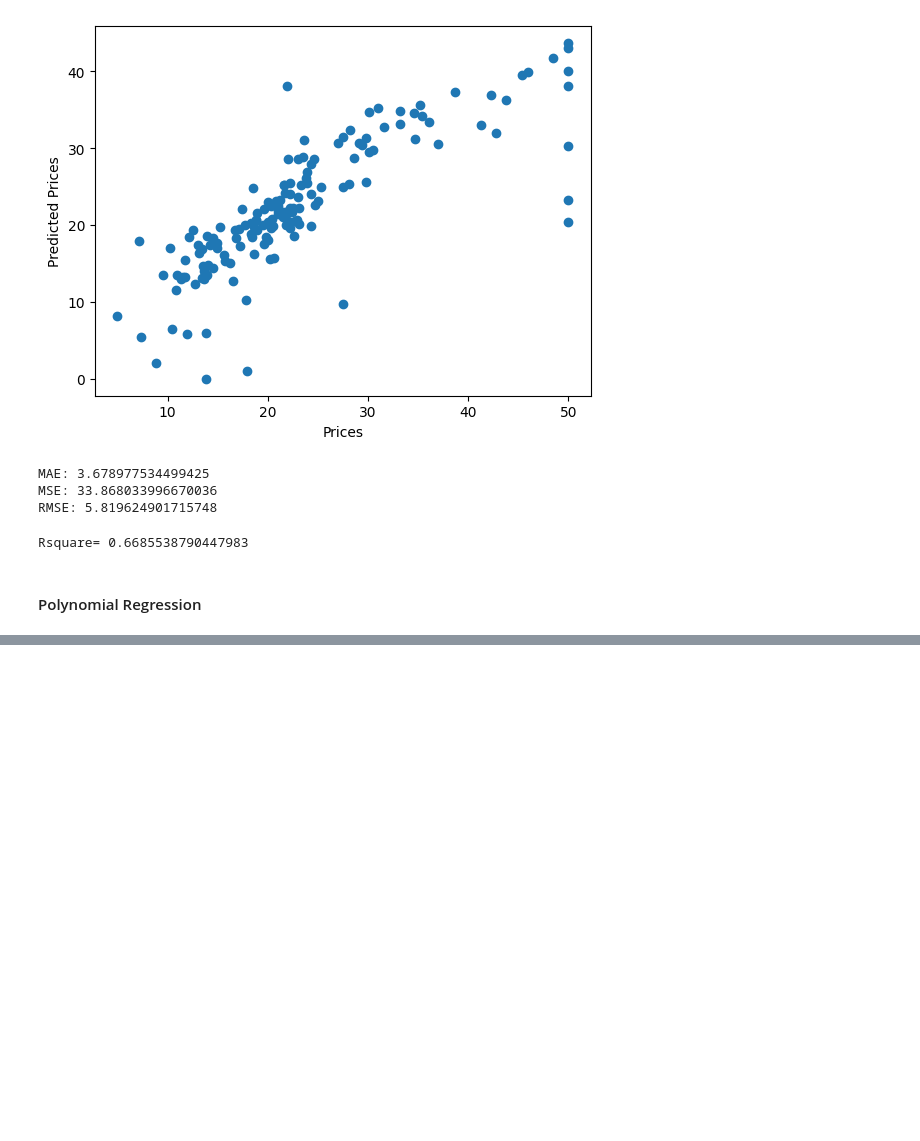
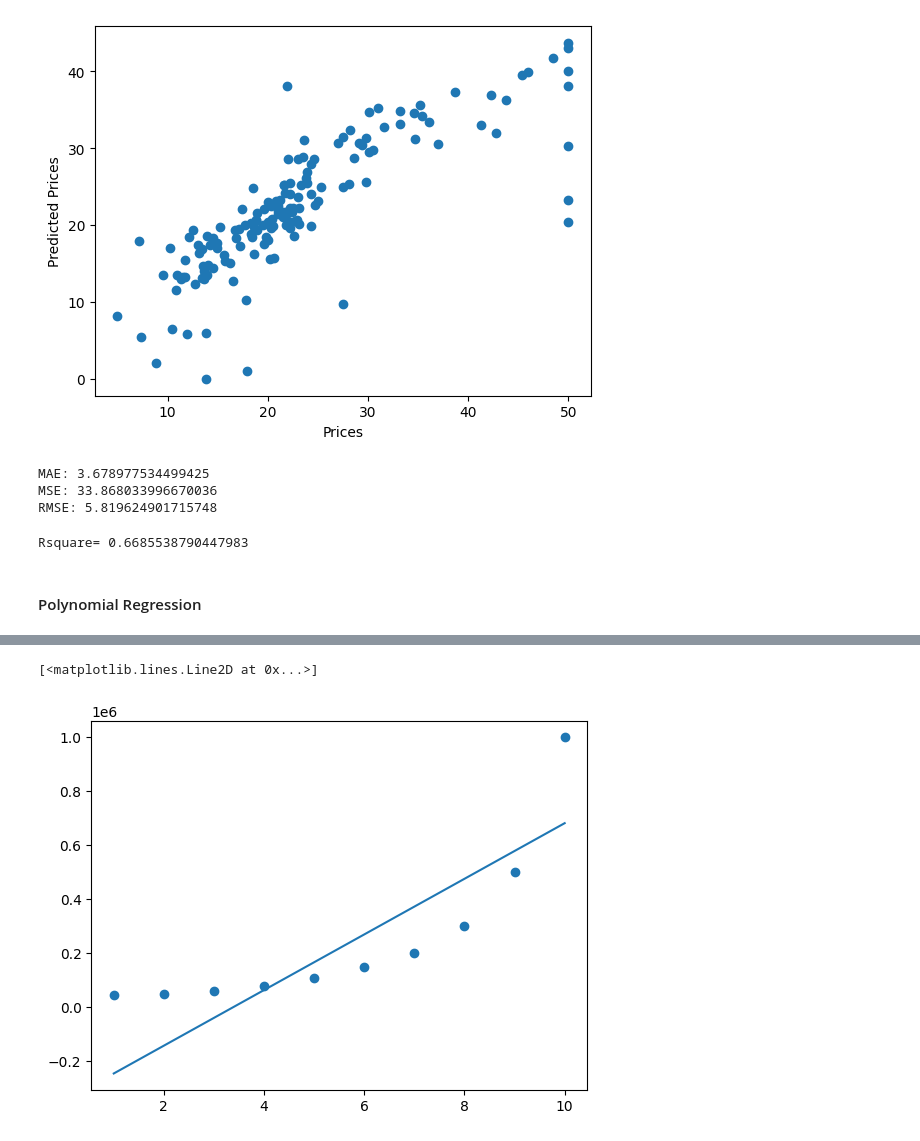
Before and after one commit to vivekkhillar/ML-practice, a Jupyter notebook: Day 2/practice.ipynb, the cells around one changed output, grey strips where cells are left out. Saved outputs shown, nothing was run; the diff lists cells and outputs as text; code cells hidden in the pictures; blank space fills up the shorter version.

```diff
--- a/Day 2/practice.ipynb
+++ b/Day 2/practice.ipynb
@@ -205,0 +227,3 @@ Rsquare= 0.6685538790447983
+# %%
+x = salaries.iloc[:,1:-1].values
+y  = salaries.iloc[:,-1].values
@@ -205,0 +248,10 @@ Rsquare= 0.6685538790447983
+# %%
+from sklearn.model_selection import train_test_split
+
+train_x, val_x, train_y, val_y = train_test_split(x,y)
+# %%
+from sklearn.linear_model import LinearRegression
+
+linear_model = LinearRegression()
+
+linear_model.fit(train_x, train_y)
@@ -205,0 +266,6 @@ Rsquare= 0.6685538790447983
+# %%
+from sklearn.preprocessing import PolynomialFeatures
+polynomial_model = PolynomialFeatures(degree=4)
+x_poly = polynomial_model.fit_transform(x)
+poly_m = LinearRegression()
+poly_m.fit(x_poly,y)
@@ -205,0 +287,7 @@ Rsquare= 0.6685538790447983
+# %%
+plt.scatter(x, y)
+
+plt.plot(x, linear_model.predict(x))
+# %% [output]
+[<matplotlib.lines.Line2D at 0x...>]
+[figure, added]
```
Also changed, not shown: parts of 12 cells of this notebook, 2 other files.
